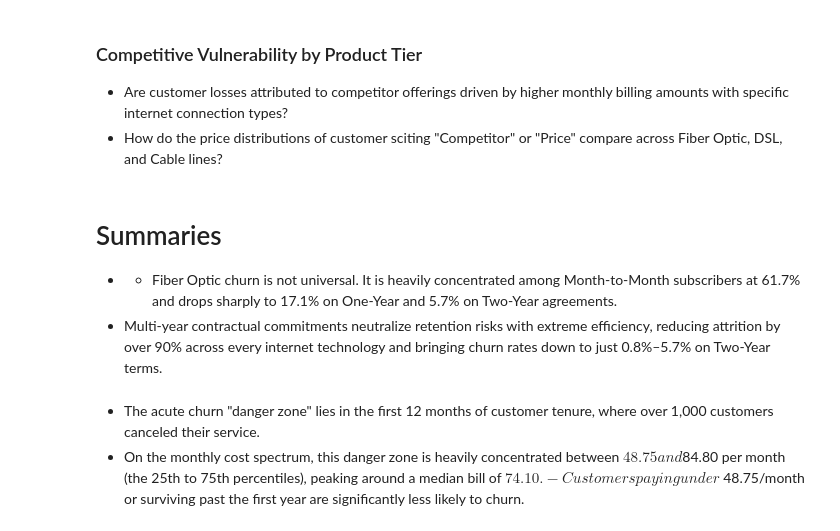
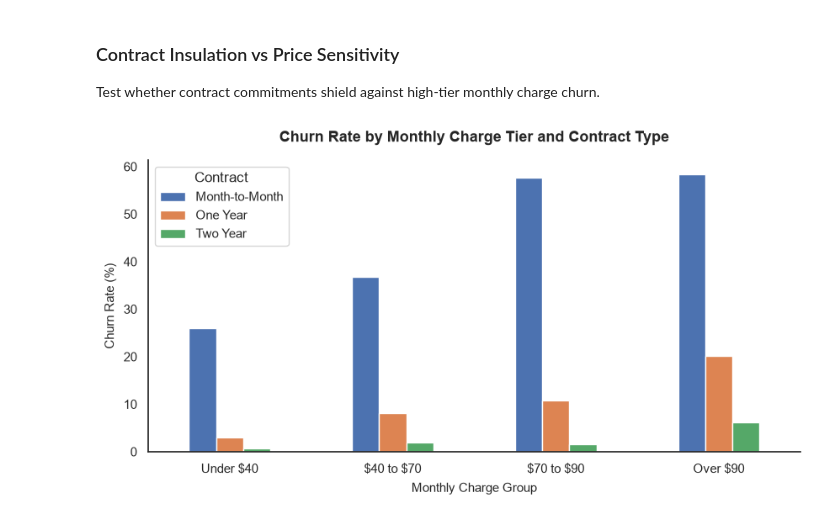
Before and after one commit to pendergataxel/telecom-customer-churn-analysis, a Jupyter notebook: notebooks/04_multivariate_and_correlations.ipynb, the cells around one changed output. Saved outputs shown, nothing was run; the diff lists cells and outputs as text; code cells hidden in the pictures.

```diff
--- a/notebooks/04_multivariate_and_correlations.ipynb
+++ b/notebooks/04_multivariate_and_correlations.ipynb
@@ -27,5 +34,11 @@ churn_df = pd.read_parquet('../data/processed/telecom_customer_churn_clean.parqu
 # %%
-# Set visualization settings
+import pandas as pd
+import matplotlib.pyplot as plt
+import seaborn as sns
+import numpy as np
+
+df = pd.read_parquet('../data/processed/telecom_customer_churn_engineered.parquet')
+
 sns.set_theme(style='white',
               context='notebook',
               palette='deep')
@@ -165,12 +54,34 @@ plt.show()
-# %% [markdown]
-### Competitive Vulnerability by Product Tier
-- Are customer losses attributed to competitor offerings driven by higher monthly billing amounts with specific internet connection types?
-- How do the price distributions of customer sciting "Competitor" or "Price" compare across Fiber Optic, DSL, and Cable lines?
-# %% [markdown]
-# Summaries
-- - Fiber Optic churn is not universal. It is heavily concentrated among Month-to-Month subscribers at 61.7% and drops sharply to 17.1% on One-Year and 5.7% on Two-Year agreements.
-- Multi-year contractual commitments neutralize retention risks with extreme efficiency, reducing attrition by over 90% across every internet technology and bringing churn rates down to just 0.8%–5.7% on Two-Year terms.
-# %% [markdown]
-- The acute churn "danger zone" lies in the first 12 months of customer tenure, where over 1,000 customers canceled their service.
-- On the monthly cost spectrum, this danger zone is heavily concentrated between $48.75 and $84.80 per month (the 25th to 75th percentiles), peaking around a median bill of $74.10.
-- Customers paying under $48.75/month or surviving past the first year are significantly less likely to churn.
+# %% [markdown]
+### Contract Insulation vs Price Sensitivity
+Test whether contract commitments shield against high-tier monthly charge churn.
+# %%
+charge_bins = [-1, 40, 70, 90, df['Monthly Charge'].max()]
+charge_labels = ['Under $40', r"\$40 to \$70", r'\$70 to \$90', 'Over $90']
+
+df['Charge Group'] = pd.cut(
+    df['Monthly Charge'],
+    bins=charge_bins,
+    labels=charge_labels
+)
+
+df['Is Churned'] = (df['Customer Status'] == 'Churned').astype(int)
+
+charge_contract_churned = df.pivot_table(
+    index='Contract',
+    columns='Charge Group',
+    values='Is Churned',
+    aggfunc='mean'
+) * 100
+
+ax = charge_contract_churned.T.plot(
+    kind='bar',
+    figsize=(10, 4.5),
+    rot=0
+)
+
+plt.title('Churn Rate by Monthly Charge Tier and Contract Type')
+plt.xlabel('Monthly Charge Group')
+plt.ylabel('Churn Rate (%)')
+plt.legend(title='Contract');
+# %% [output]
+[figure, added]
```
Also changed, not shown: parts of 24 cells of this notebook, 3 other files.
